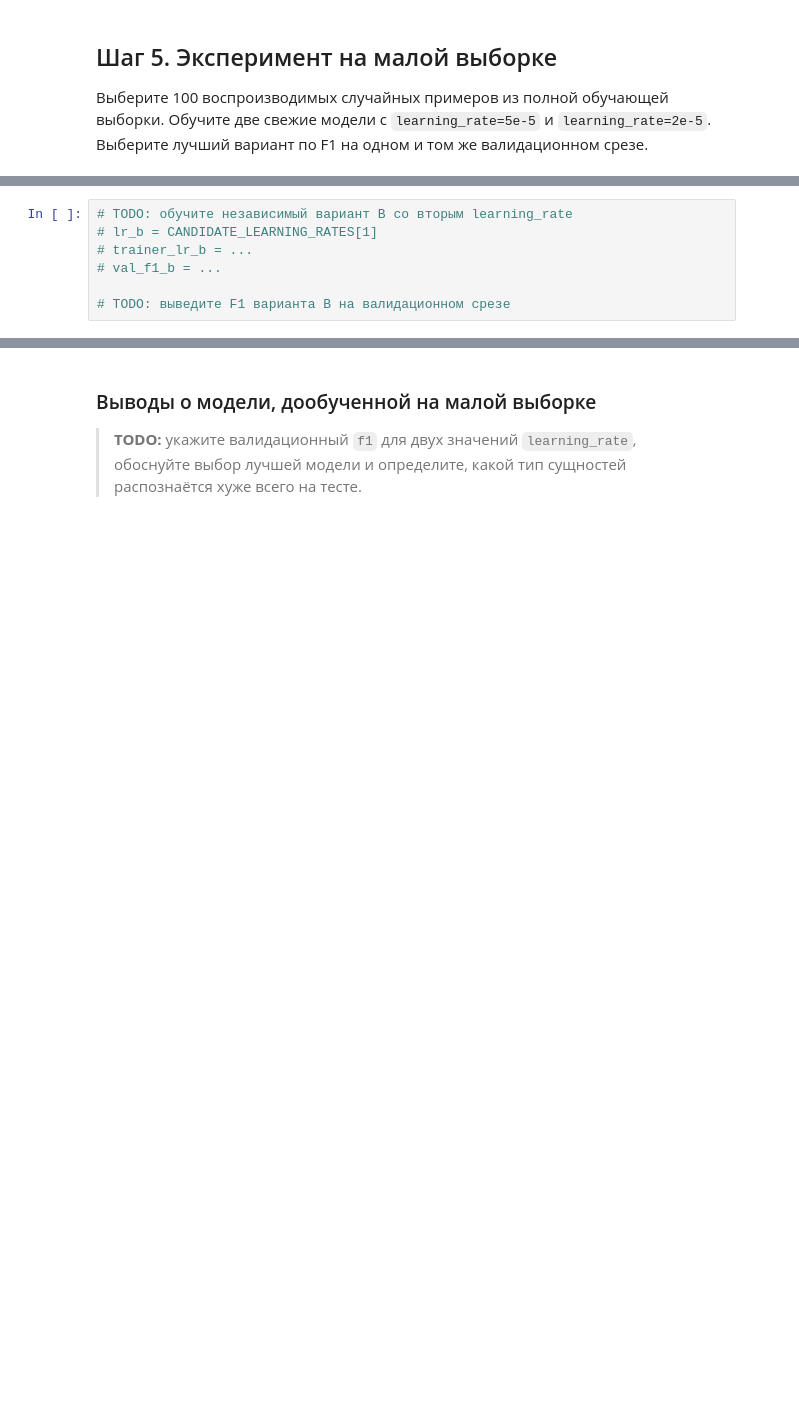
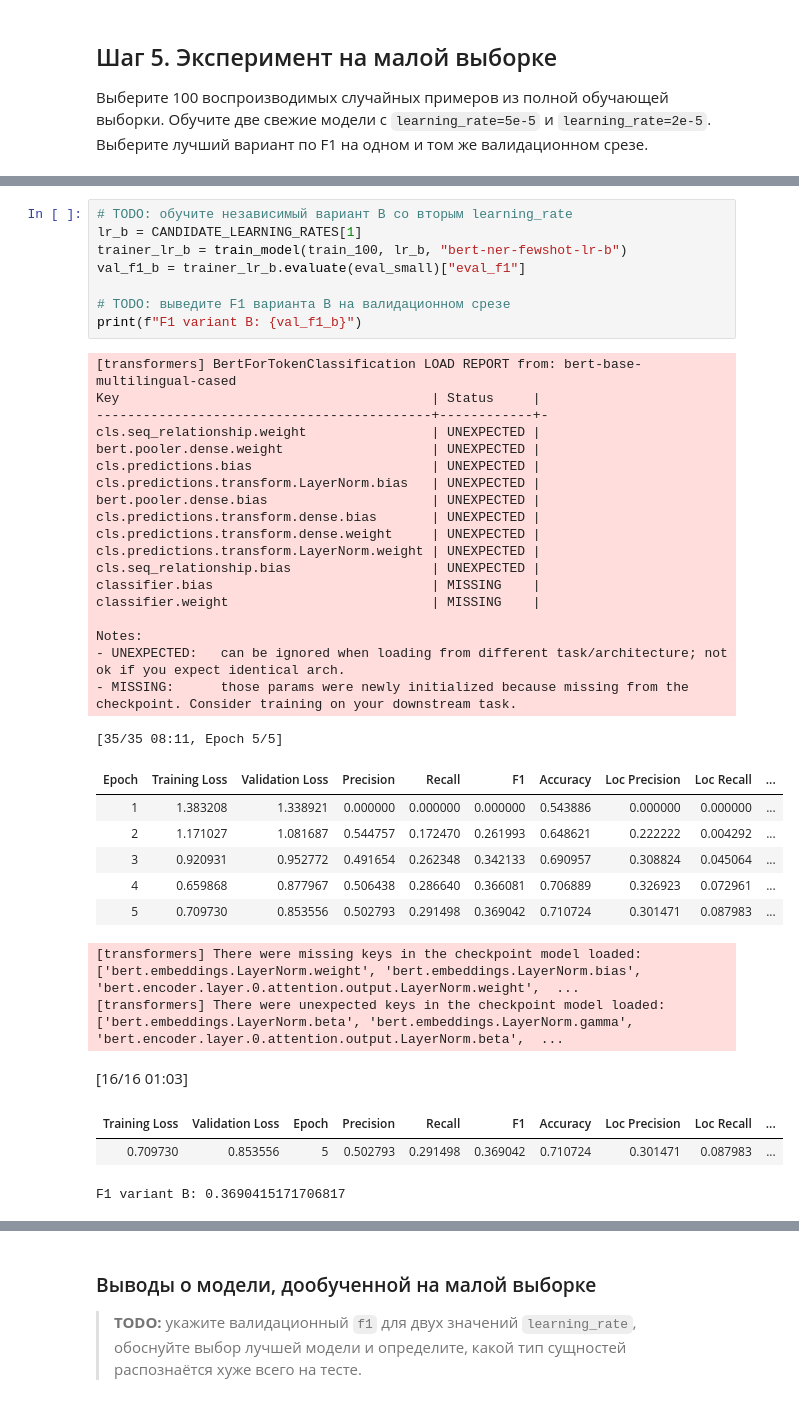
Before and after one commit to shocknik/ner-project, a Jupyter notebook: project_s27_experiments.ipynb, the cells around one changed output, grey strips where cells are left out. Saved outputs shown, nothing was run; the diff lists cells and outputs as text; blank space fills up the shorter version.

```diff
--- a/project_s27_experiments.ipynb
+++ b/project_s27_experiments.ipynb
@@ -398,9 +468,42 @@ F1 на одном и том же валидационном срезе.
 # %%
 # TODO: обучите независимый вариант B со вторым learning_rate
-# lr_b = CANDIDATE_LEARNING_RATES[1]
-# trainer_lr_b = ...
-# val_f1_b = ...
+lr_b = CANDIDATE_LEARNING_RATES[1]
+trainer_lr_b = train_model(train_100, lr_b, "bert-ner-fewshot-lr-b")
+val_f1_b = trainer_lr_b.evaluate(eval_small)["eval_f1"]
 
 # TODO: выведите F1 варианта B на валидационном срезе
+print(f"F1 variant B: {val_f1_b}")
+# %% [output]
+[transformers] BertForTokenClassification LOAD REPORT from: bert-base-multilingual-cased
+Key                                        | Status     |
+-------------------------------------------+------------+-
+cls.seq_relationship.weight                | UNEXPECTED |
+bert.pooler.dense.weight                   | UNEXPECTED |
+cls.predictions.bias                       | UNEXPECTED |
+cls.predictions.transform.LayerNorm.bias   | UNEXPECTED |
+bert.pooler.dense.bias                     | UNEXPECTED |
+cls.predictions.transform.dense.bias       | UNEXPECTED |
+cls.predictions.transform.dense.weight     | UNEXPECTED |
+cls.predictions.transform.LayerNorm.weight | UNEXPECTED |
+cls.seq_relationship.bias                  | UNEXPECTED |
+classifier.bias                            | MISSING    |
+classifier.weight                          | MISSING    |
+
+Notes:
+- UNEXPECTED:   can be ignored when loading from different task/architecture; not ok if you expect identical arch.
+- MISSING:      those params were newly initialized because missing from the checkpoint. Consider training on your downstream task.
+[35/35 08:11, Epoch 5/5]
+| Epoch | Training Loss | Validation Loss | Precision | Recall | F1 | Accuracy | Loc Precision | Loc Recall | ... |
+| 1 | 1.383208 | 1.338921 | 0.000000 | 0.000000 | 0.000000 | 0.543886 | 0.000000 | 0.000000 | ... |
+| 2 | 1.171027 | 1.081687 | 0.544757 | 0.172470 | 0.261993 | 0.648621 | 0.222222 | 0.004292 | ... |
+| 3 | 0.920931 | 0.952772 | 0.491654 | 0.262348 | 0.342133 | 0.690957 | 0.308824 | 0.045064 | ... |
+| 4 | 0.659868 | 0.877967 | 0.506438 | 0.286640 | 0.366081 | 0.706889 | 0.326923 | 0.072961 | ... |
+| 5 | 0.709730 | 0.853556 | 0.502793 | 0.291498 | 0.369042 | 0.710724 | 0.301471 | 0.087983 | ... |
+[transformers] There were missing keys in the checkpoint model loaded: ['bert.embeddings.LayerNorm.weight', 'bert.embeddings.LayerNorm.bias', 'bert.encoder.layer.0.attention.output.LayerNorm.weight',  ...
+[transformers] There were unexpected keys in the checkpoint model loaded: ['bert.embeddings.LayerNorm.beta', 'bert.embeddings.LayerNorm.gamma', 'bert.encoder.layer.0.attention.output.LayerNorm.beta',  ...
+[16/16 01:03]
+| Training Loss | Validation Loss | Epoch | Precision | Recall | F1 | Accuracy | Loc Precision | Loc Recall | ... |
+| 0.709730 | 0.853556 | 5 | 0.502793 | 0.291498 | 0.369042 | 0.710724 | 0.301471 | 0.087983 | ... |
+F1 variant B: 0.3690415171706817
 # %%
 # TODO: выберите лучший learning_rate только по валидационному F1
```
Also changed, not shown: parts of 8 cells of this notebook, 10 other files.
